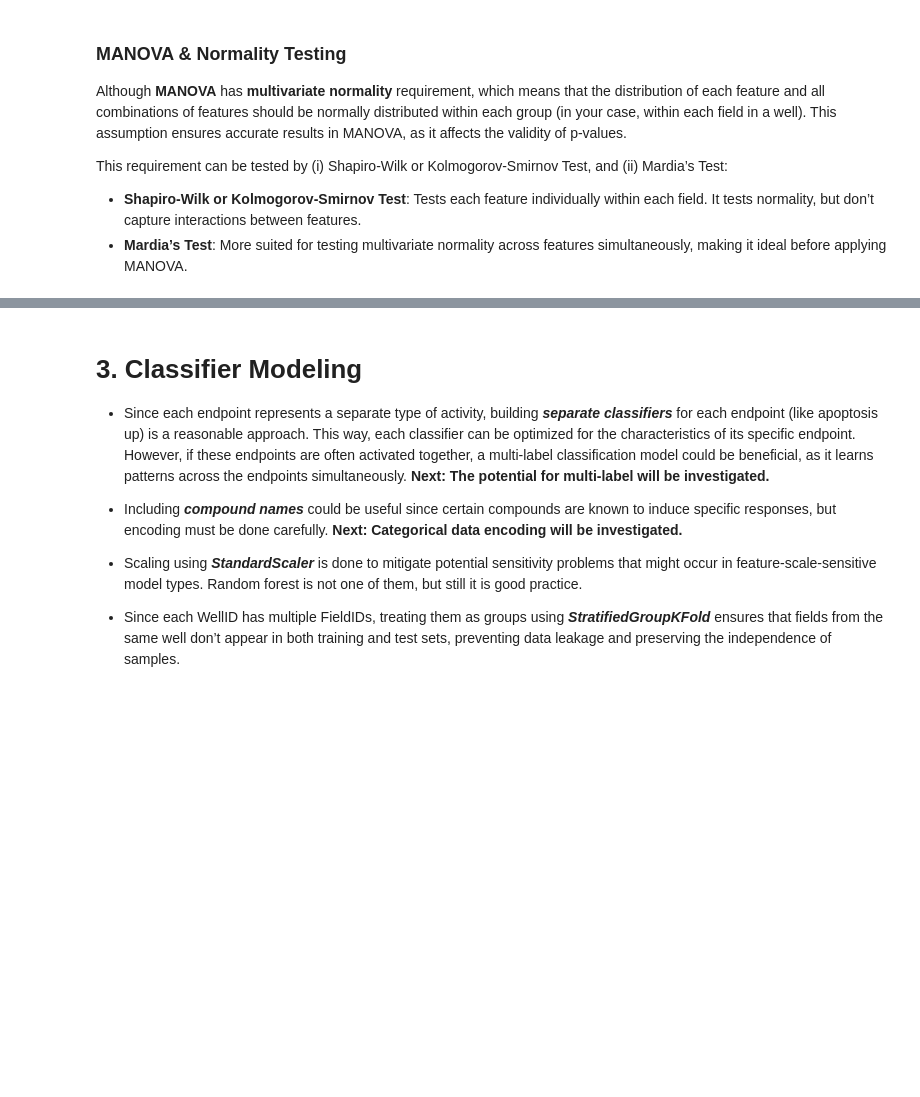
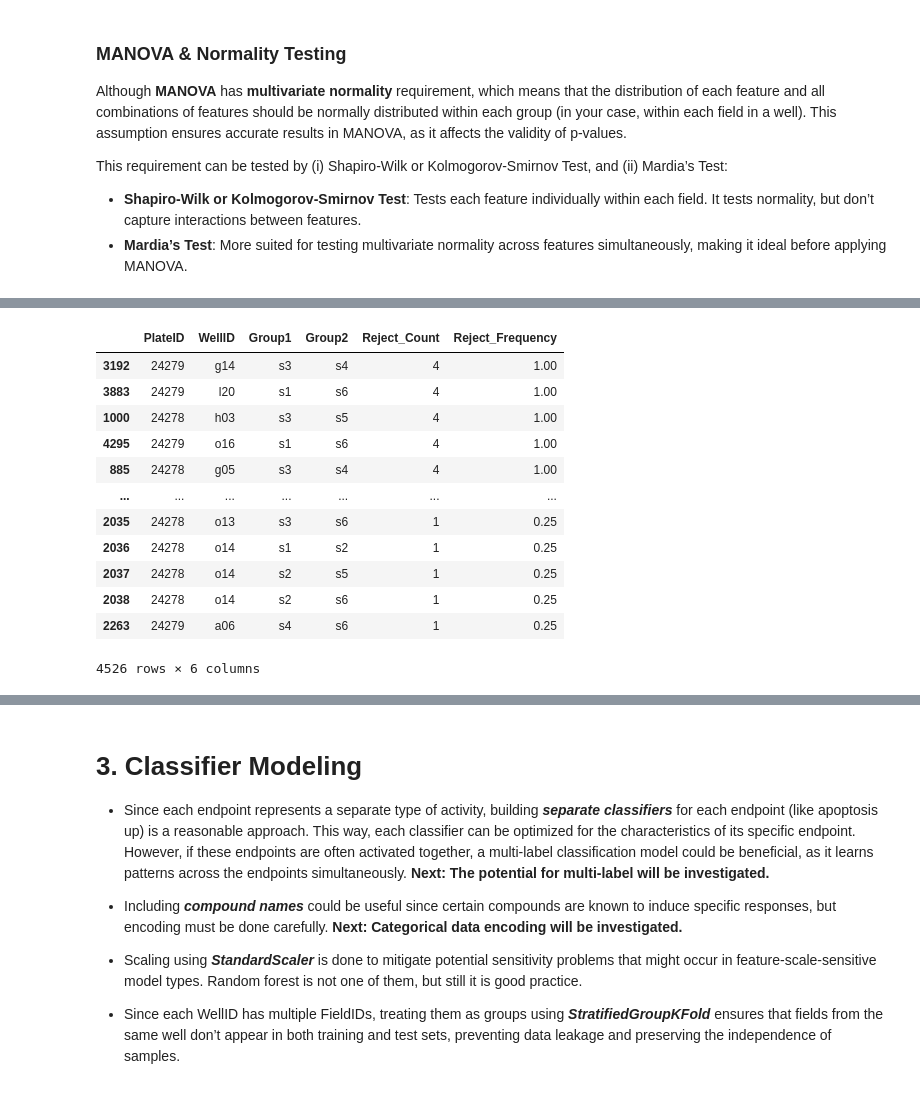
Before and after one commit to emreguler97/project-vermeer, a Jupyter notebook: project_vermeer.ipynb, the cells around one changed output, grey strips where cells are left out. Cells and saved outputs as stored; diff of their text form; code cells hidden in the pictures; blank space fills up the shorter version.

```diff
--- a/project_vermeer.ipynb
+++ b/project_vermeer.ipynb
@@ -917,0 +1045,29 @@ manova_results_df
+# %%
+# Filter for rows where Reject is True
+rejected_combinations = manova_tukey_results_df[manova_tukey_results_df['Reject']]
+
+# Count occurrences of Reject == True for each Group1-Group2 combination within each PlateID and WellID
+reject_summary = (
+    rejected_combinations
+    .groupby(['PlateID', 'WellID', 'Group1', 'Group2'])
+    .size()
+    .reset_index(name='Reject_Count')
+)
+
+# Calculate the frequency of Reject == True for each Group1-Group2 combination within each PlateID and WellID
+reject_summary['Reject_Frequency'] = reject_summary['Reject_Count'] / manova_tukey_results_df['Feature'].nunique()
+reject_summary.sort_values(by='Reject_Frequency', ascending=False)
+# %% [output]
+|  | PlateID | WellID | Group1 | Group2 | Reject_Count | Reject_Frequency |
+| 3192 | 24279 | g14 | s3 | s4 | 4 | 1.00 |
+| 3883 | 24279 | l20 | s1 | s6 | 4 | 1.00 |
+| 1000 | 24278 | h03 | s3 | s5 | 4 | 1.00 |
+| 4295 | 24279 | o16 | s1 | s6 | 4 | 1.00 |
+| 885 | 24278 | g05 | s3 | s4 | 4 | 1.00 |
+| ... | ... | ... | ... | ... | ... | ... |
+| 2035 | 24278 | o13 | s3 | s6 | 1 | 0.25 |
+| 2036 | 24278 | o14 | s1 | s2 | 1 | 0.25 |
+| 2037 | 24278 | o14 | s2 | s5 | 1 | 0.25 |
+| 2038 | 24278 | o14 | s2 | s6 | 1 | 0.25 |
+| 2263 | 24279 | a06 | s4 | s6 | 1 | 0.25 |
+4526 rows × 6 columns
```
Also changed, not shown: parts of 11 cells of this notebook.
